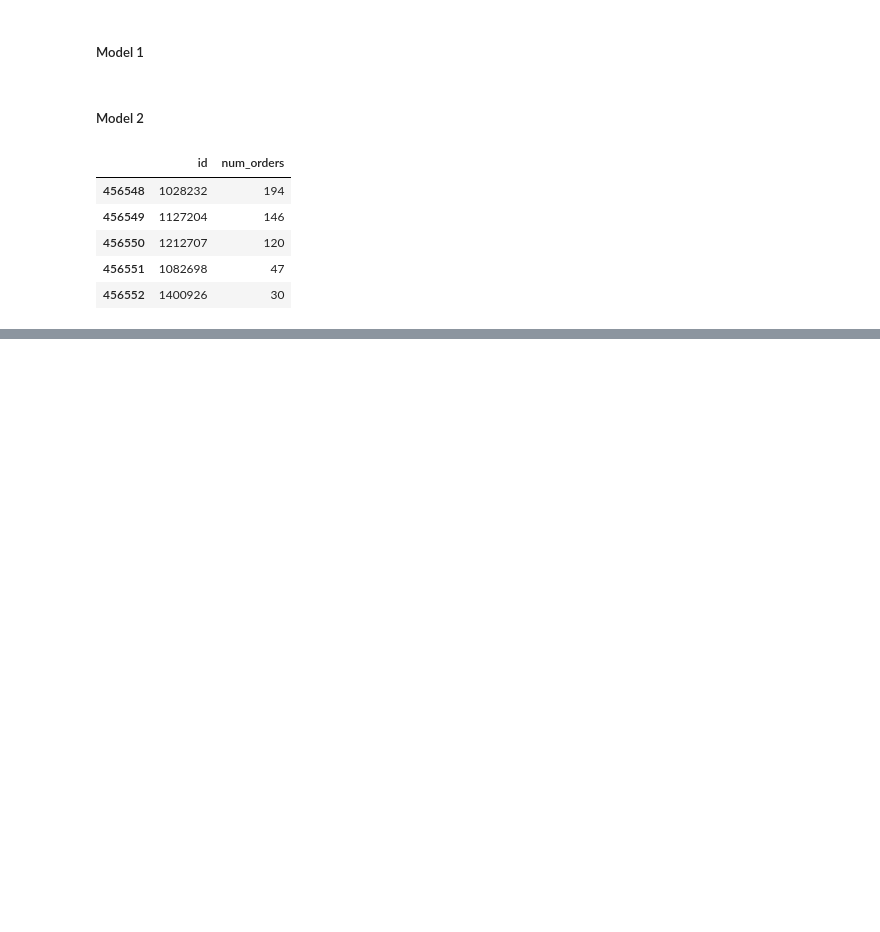
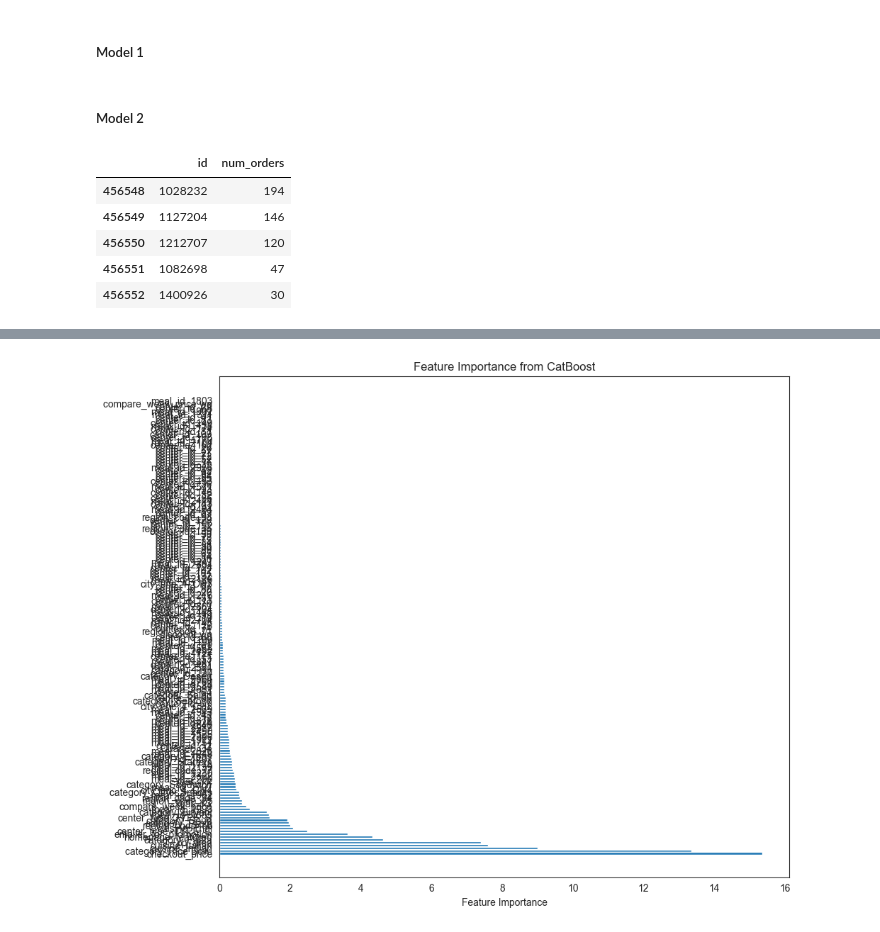
Before and after one commit to sampathvenur/Prediction-and-Optimization-of-Smart-Dish-Specific-Demand-in-Restaurants-using-Machine-Learning, a Jupyter notebook: notebooks/Food Demand Prediction.ipynb, the cells around one changed output, grey strips where cells are left out. Drawn from its saved outputs; the diff is of its cells as text; code cells hidden in the pictures; blank space fills up the shorter version.

```diff
--- a/notebooks/Food Demand Prediction.ipynb
+++ b/notebooks/Food Demand Prediction.ipynb
@@ -1262,0 +1411,81 @@ Submission.head()
+# %%
+import joblib
+import numpy as np
+from sklearn.metrics import mean_squared_error, r2_score
+import matplotlib.pyplot as plt
+import seaborn as sns
+
+# Load the saved model
+loaded_model = joblib.load('best_catboost_model.pkl')
+
+# Make predictions
+predictions = loaded_model.predict(X_test)
+
+# Check shapes to ensure they match
+print("Shape of X_test:", X_test.shape)
+print("Shape of y_test:", y_test.shape)
+print("Shape of predictions:", predictions.shape)
+
+# If lengths do not match, truncate or align data
+if len(y_test) != len(predictions):
+    # Assuming y_test might have more samples, we'll truncate y_test to match predictions
+    common_length = min(len(y_test), len(predictions))
+    y_test_aligned = y_test[:common_length]
+    predictions_aligned = predictions
+    print(f"Adjusted lengths: y_test={len(y_test_aligned)}, predictions={len(predictions_aligned)}")
+else:
+    y_test_aligned = y_test
+    predictions_aligned = predictions
+
+# Calculate metrics
+rmse = np.sqrt(mean_squared_error(y_test_aligned, predictions_aligned))
+r2 = r2_score(y_test_aligned, predictions_aligned)
+
+print(f"RMSE: {rmse}")
+print(f"R-squared: {r2}")
+
+# Print sizes of test and train data
+print(f"Size of Training Data: {X_train.shape[0]} samples")
+print(f"Size of Test Data: {X_test.shape[0]} samples")
+
+# Feature Importance Plot
+feature_importance = loaded_model.get_feature_importance()
+feature_names = X_train.columns
+
+# Sort features by importance
+sorted_idx = np.argsort(feature_importance)
+sorted_features = [feature_names[i] for i in sorted_idx]
+sorted_importance = feature_importance[sorted_idx]
+
+# Plotting feature importance
+plt.figure(figsize=(10, 8))
+plt.barh(range(len(sorted_importance)), sorted_importance, align='center')
+plt.yticks(range(len(sorted_importance)), sorted_features)
+plt.xlabel('Feature Importance')
+plt.title('Feature Importance from CatBoost')
+plt.gca().invert_yaxis() # most important on top
+plt.tight_layout()
+plt.show()
+
+# Residuals plot to visualize prediction errors
+residuals = y_test_aligned - predictions_aligned
+plt.figure(figsize=(10, 6))
+sns.scatterplot(x=predictions_aligned, y=residuals)
+plt.xlabel('Predicted Values')
+plt.ylabel('Residuals')
+plt.axhline(y=0, color='r', linestyle='--')
+plt.title('Residuals vs Predicted Values')
+plt.tight_layout()
+plt.show()
+
+# Distribution of Predictions vs Actual Values
+plt.figure(figsize=(10, 6))
+sns.kdeplot(y_test_aligned, label='Actual')
+sns.kdeplot(predictions_aligned, label='Predicted')
+plt.xlabel('Value')
+plt.ylabel('Density')
+plt.title('Distribution of Actual vs Predicted Values')
+plt.legend()
+plt.tight_layout()
+plt.show()
+# %% [output]
@@ -1262,0 +1500 @@ Submission.head()
+[figure, added]
```
Also changed, not shown: parts of 20 cells of this notebook, 5 other files.
